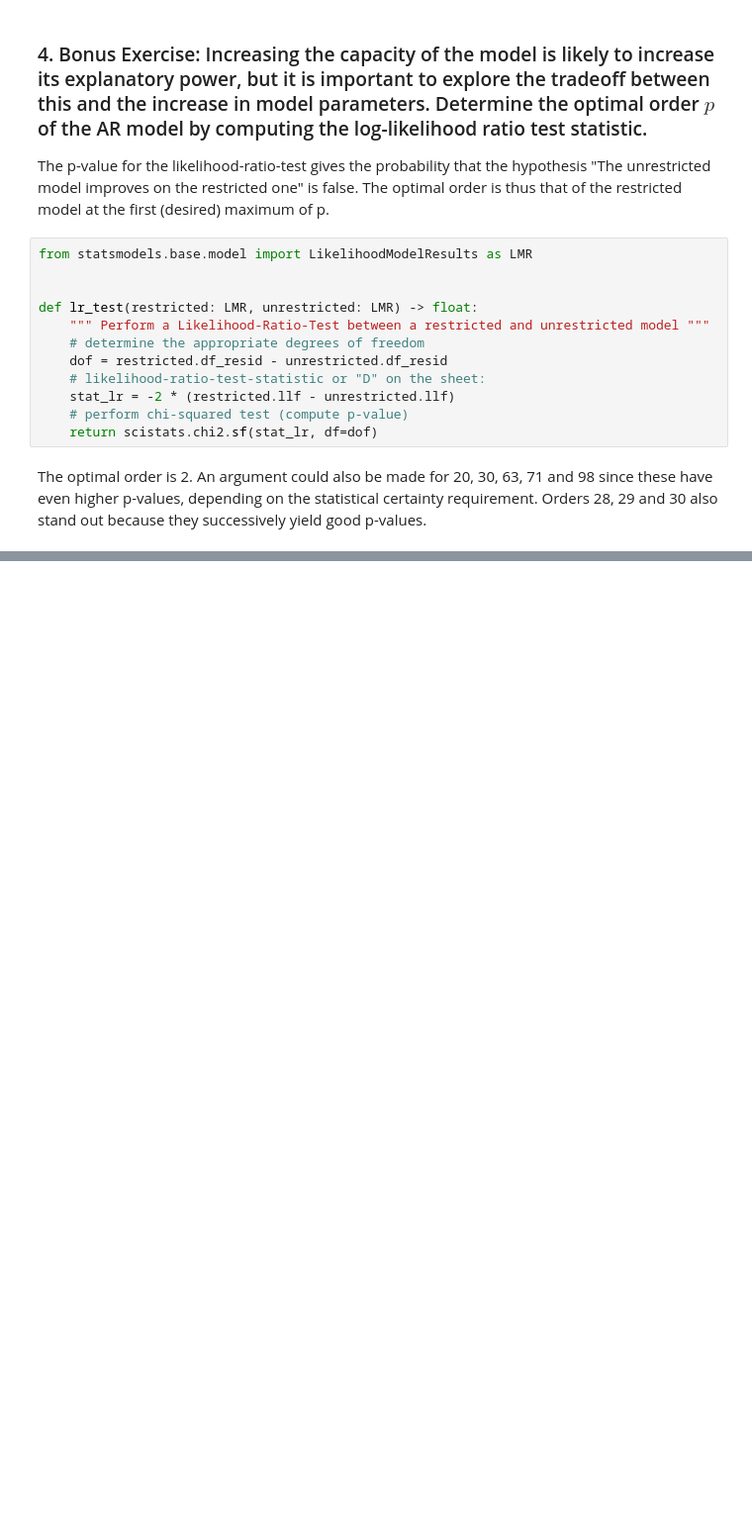
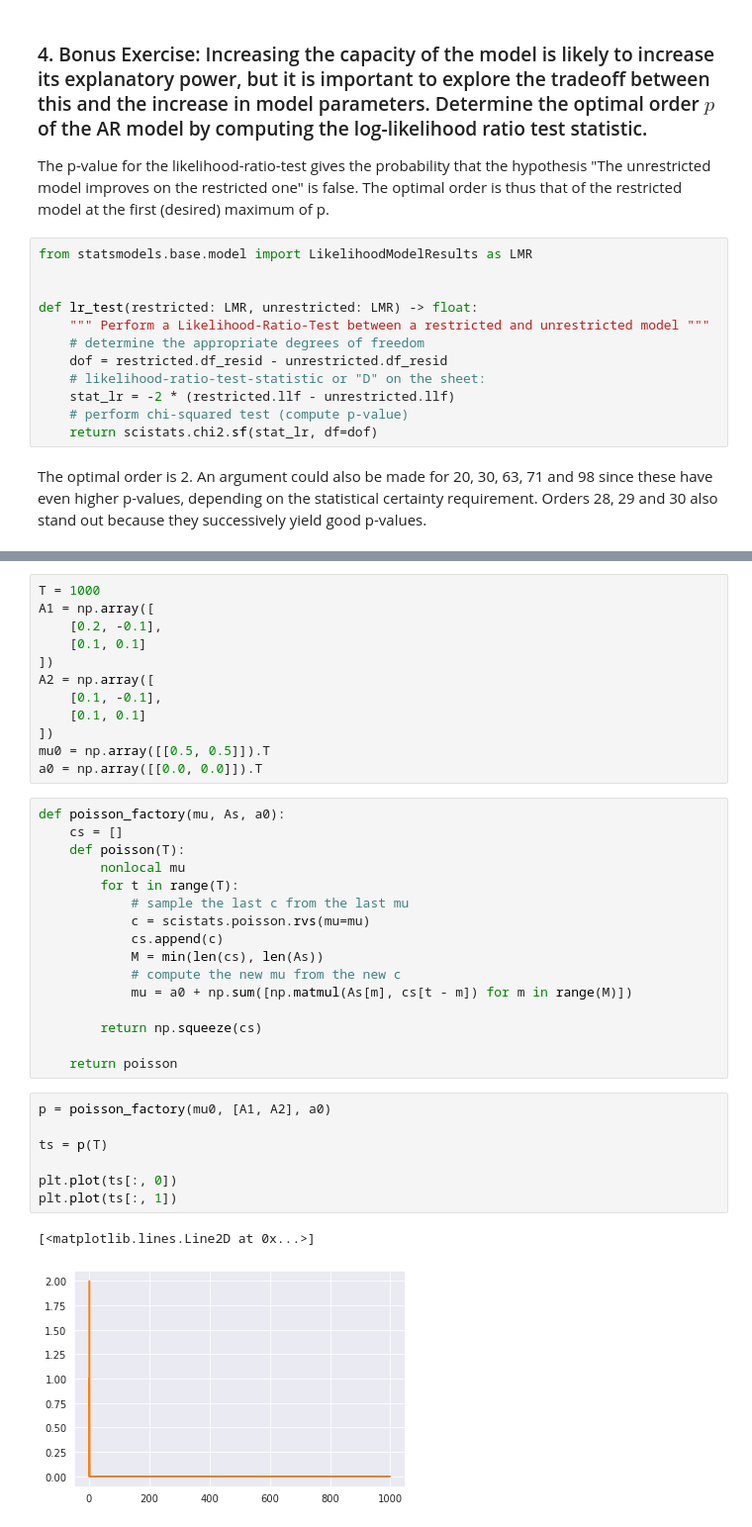
Before and after one commit to LarsKue/TSA-RNN, a Jupyter notebook: ex03/ex03.ipynb, the cells around one changed output, grey strips where cells are left out. Shown at 99% size. Drawn from its saved outputs; the diff is of its cells as text; blank space fills up the shorter version.

```diff
--- a/ex03/ex03.ipynb
+++ b/ex03/ex03.ipynb
@@ -163,0 +254,38 @@ Text(0.5, 1.0, 'Likelihood-Ratio-Test Results')
+# %%
+T = 1000
+A1 = np.array([
+    [0.2, -0.1],
+    [0.1, 0.1]
+])
+A2 = np.array([
+    [0.1, -0.1],
+    [0.1, 0.1]
+])
+mu0 = np.array([[0.5, 0.5]]).T
+a0 = np.array([[0.0, 0.0]]).T
+# %%
+def poisson_factory(mu, As, a0):
+    cs = []
+    def poisson(T):
+        nonlocal mu
+        for t in range(T):
+            # sample the last c from the last mu
+            c = scistats.poisson.rvs(mu=mu)
+            cs.append(c)
+            M = min(len(cs), len(As))
+            # compute the new mu from the new c
+            mu = a0 + np.sum([np.matmul(As[m], cs[t - m]) for m in range(M)])
+
+        return np.squeeze(cs)
+
+    return poisson
+# %%
+p = poisson_factory(mu0, [A1, A2], a0)
+
+ts = p(T)
+
+plt.plot(ts[:, 0])
+plt.plot(ts[:, 1])
+# %% [output]
+[<matplotlib.lines.Line2D at 0x...>]
+[figure, added]
```
Also changed, not shown: parts of 19 cells of this notebook.
